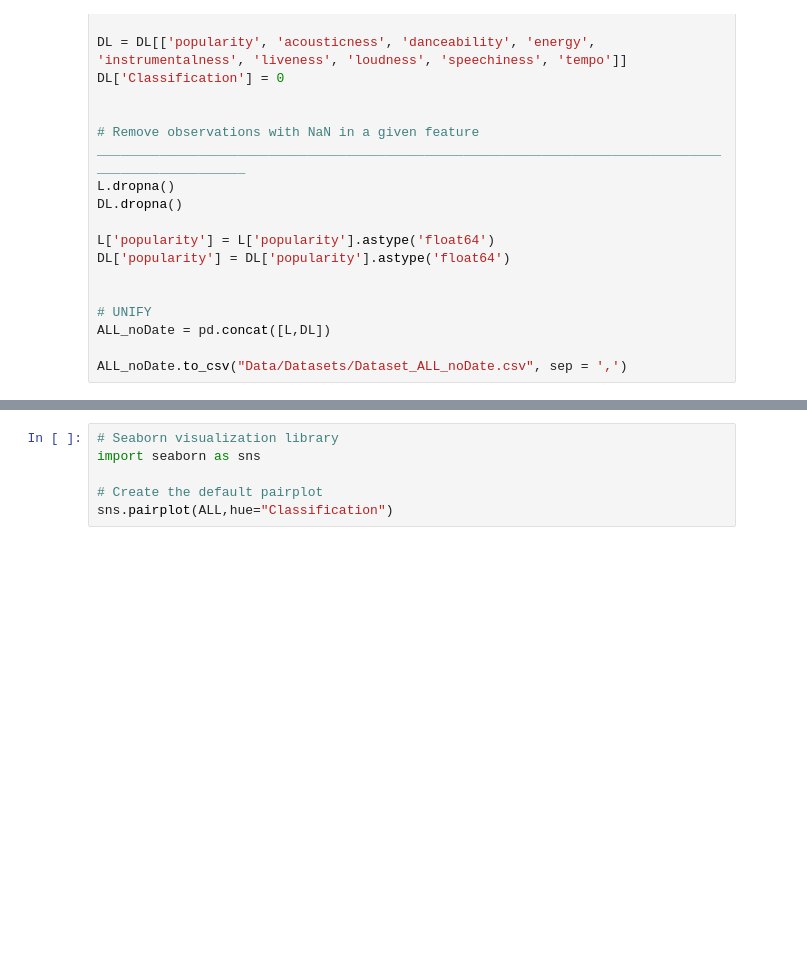
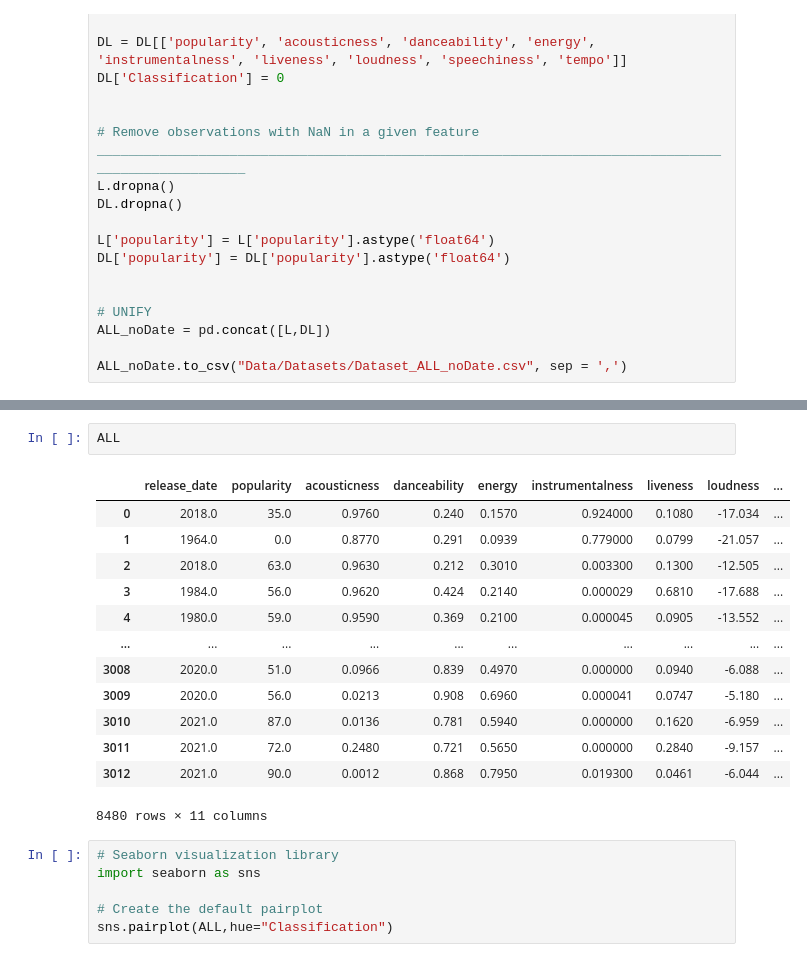
Before and after one commit to leopalacios1/Talking_Numbers, a Jupyter notebook: DATA TRANSFORM 1.ipynb, the cells around one changed output, grey strips where cells are left out. Drawn from its saved outputs; the diff is of its cells as text; blank space fills up the shorter version.

```diff
--- a/DATA TRANSFORM 1.ipynb
+++ b/DATA TRANSFORM 1.ipynb
@@ -119,3 +155,19 @@ sns.pairplot(ALL_single,hue="Classification")
+# %%
+ALL
+# %% [output]
+|  | release_date | popularity | acousticness | danceability | energy | instrumentalness | liveness | loudness | ... |
+| 0 | 2018.0 | 35.0 | 0.9760 | 0.240 | 0.1570 | 0.924000 | 0.1080 | -17.034 | ... |
+| 1 | 1964.0 | 0.0 | 0.8770 | 0.291 | 0.0939 | 0.779000 | 0.0799 | -21.057 | ... |
+| 2 | 2018.0 | 63.0 | 0.9630 | 0.212 | 0.3010 | 0.003300 | 0.1300 | -12.505 | ... |
+| 3 | 1984.0 | 56.0 | 0.9620 | 0.424 | 0.2140 | 0.000029 | 0.6810 | -17.688 | ... |
+| 4 | 1980.0 | 59.0 | 0.9590 | 0.369 | 0.2100 | 0.000045 | 0.0905 | -13.552 | ... |
+| ... | ... | ... | ... | ... | ... | ... | ... | ... | ... |
+| 3008 | 2020.0 | 51.0 | 0.0966 | 0.839 | 0.4970 | 0.000000 | 0.0940 | -6.088 | ... |
+| 3009 | 2020.0 | 56.0 | 0.0213 | 0.908 | 0.6960 | 0.000041 | 0.0747 | -5.180 | ... |
+| 3010 | 2021.0 | 87.0 | 0.0136 | 0.781 | 0.5940 | 0.000000 | 0.1620 | -6.959 | ... |
+| 3011 | 2021.0 | 72.0 | 0.2480 | 0.721 | 0.5650 | 0.000000 | 0.2840 | -9.157 | ... |
+| 3012 | 2021.0 | 90.0 | 0.0012 | 0.868 | 0.7950 | 0.019300 | 0.0461 | -6.044 | ... |
+8480 rows × 11 columns
 # %%
 # Seaborn visualization library
 import seaborn as sns
```
Also changed, not shown: parts of 5 cells of this notebook, 1 other file.
